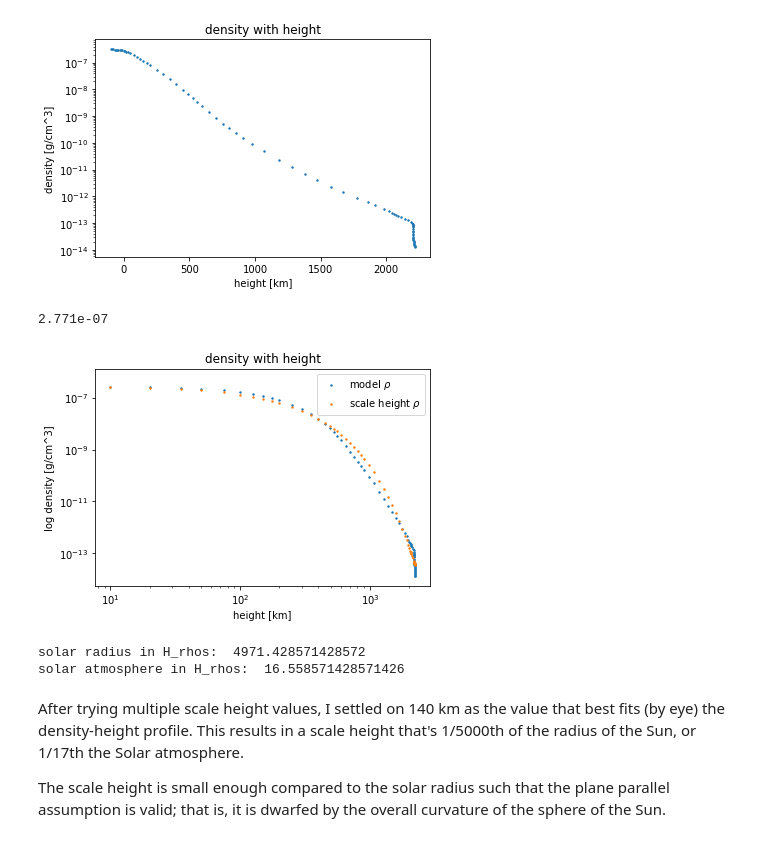
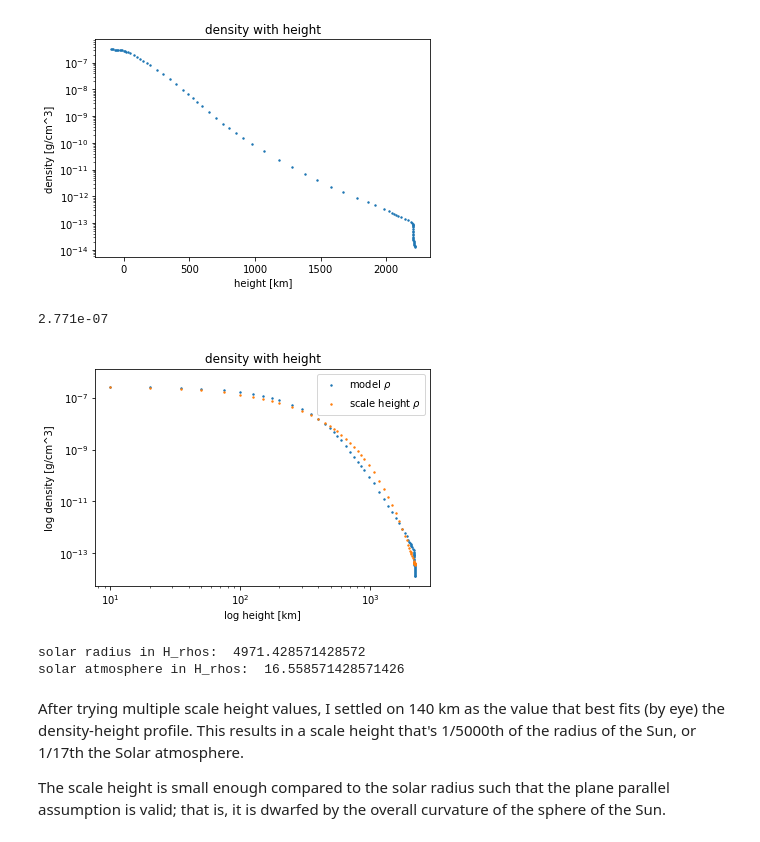
Before and after one commit to cl3425/uf-class-repo, a Jupyter notebook: radiative-processes/final-project/radiative_final.ipynb, the cells around one changed output. Cells and saved outputs as stored; diff of their text form; code cells hidden in the pictures.

```diff
--- a/radiative-processes/final-project/radiative_final.ipynb
+++ b/radiative-processes/final-project/radiative_final.ipynb
@@ -142,27 +148,28 @@ plt.show()
 # %%
 rho0 = falc_data.loc[falc_data.height==0.0].rho[69]
 print(rho0)
 def rho(height, H_rho):
     #print(height)
     #print(rho0*np.exp(-height/H_rho))
     return rho0*np.exp(-height/H_rho)
 
 plt.scatter(falc_data.height, falc_data.rho, s=2, label=r'model $\rho$')
 plt.scatter(falc_data.height, rho(falc_data.height, 140), s=2, label=r'scale height $\rho$')
 plt.title('density with height')
-plt.xlabel('height [km]')
+plt.xlabel('log height [km]')
 plt.ylabel('log density [g/cm^3]')
 plt.yscale('log')
 plt.xscale('log')
 plt.legend()
+plt.savefig('d.png')
 plt.show()
 
 solar_radius = 696000 # km
 print("solar radius in H_rhos: ", solar_radius/140)
 print("solar atmosphere in H_rhos: ", (max(falc_data.height)-min(falc_data.height))/140)
 # %% [output]
 2.771e-07
-[figure, old version]
+[figure, new version]
 solar radius in H_rhos:  4971.428571428572
 solar atmosphere in H_rhos:  16.558571428571426
 # %% [markdown]
```
Also changed, not shown: parts of 23 cells of this notebook.
